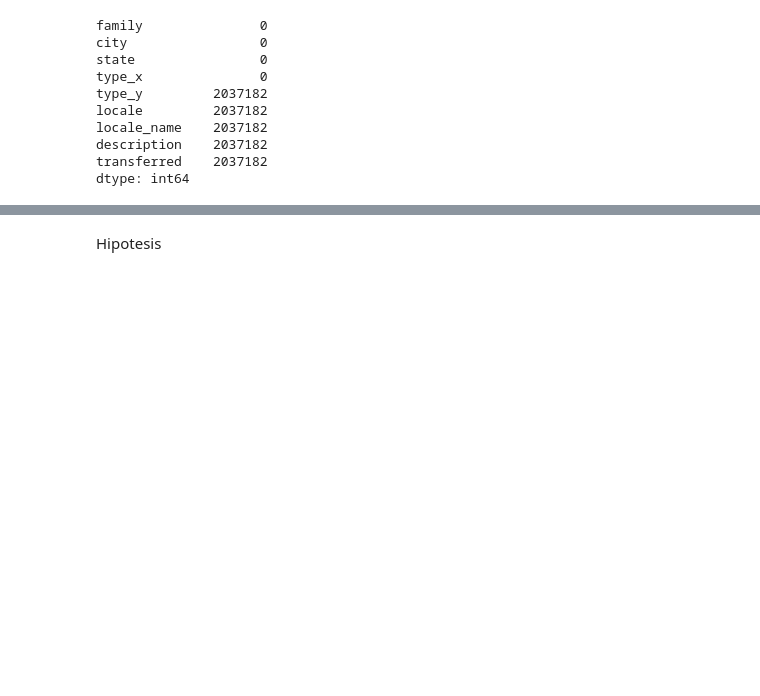
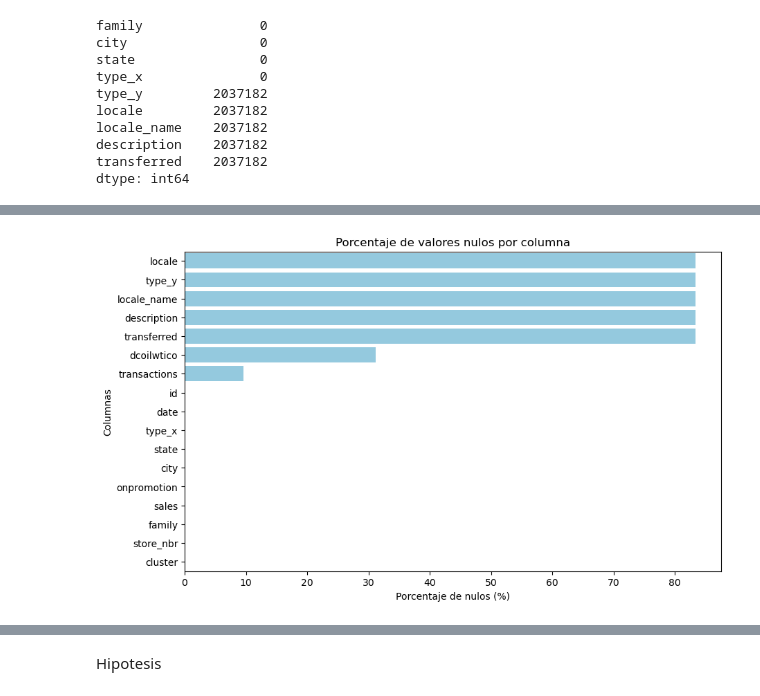
Before and after one commit to yiyinZhou/trabajo_final_PML, a Jupyter notebook: EDA.ipynb, the cells around one changed output, grey strips where cells are left out. Cells and saved outputs as stored; diff of their text form; code cells hidden in the pictures; blank space fills up the shorter version.

```diff
--- a/EDA.ipynb
+++ b/EDA.ipynb
@@ -389,0 +351,18 @@ transferred 2
+# %%
+# Hacemos la grafica para ver mejor los nulos con su porcentaje
+porc_nulos = (df_train.isnull().sum() / len(df_train) * 100).to_frame()
+porc_nulos.columns = ["porc_nulos"]
+
+porc_nulos = porc_nulos.reset_index().rename(columns={'index': 'column'})
+
+missing_df = porc_nulos.sort_values(by="porc_nulos", ascending=False)
+
+plt.figure(figsize=(10,6))
+sns.barplot(data=missing_df, x="porc_nulos", y="column", color="skyblue")
+
+plt.title("Porcentaje de valores nulos por columna")
+plt.xlabel("Porcentaje de nulos (%)")
+plt.ylabel("Columnas")
+plt.show()
+# %% [output]
+[figure, added]
```
Also changed, not shown: parts of 24 cells of this notebook.
